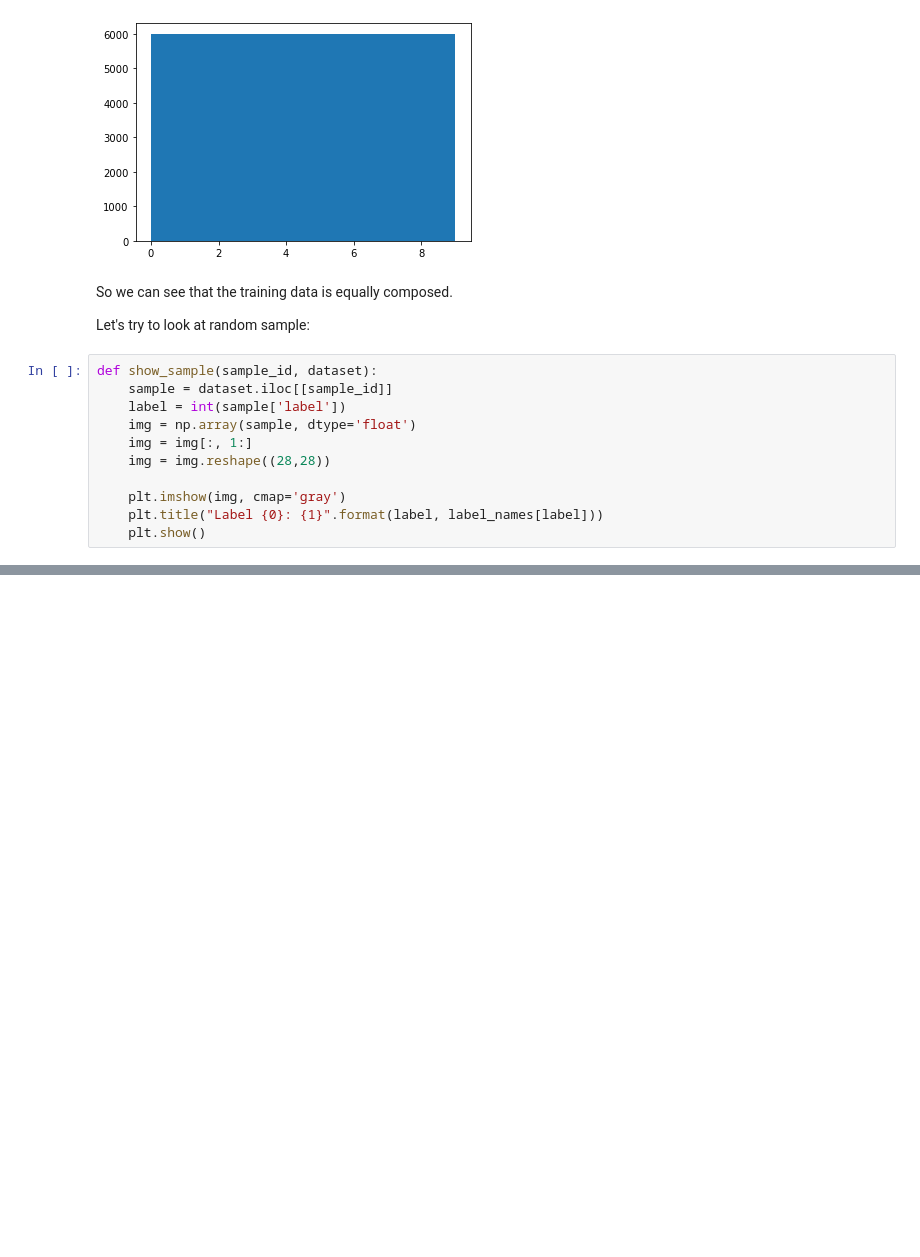
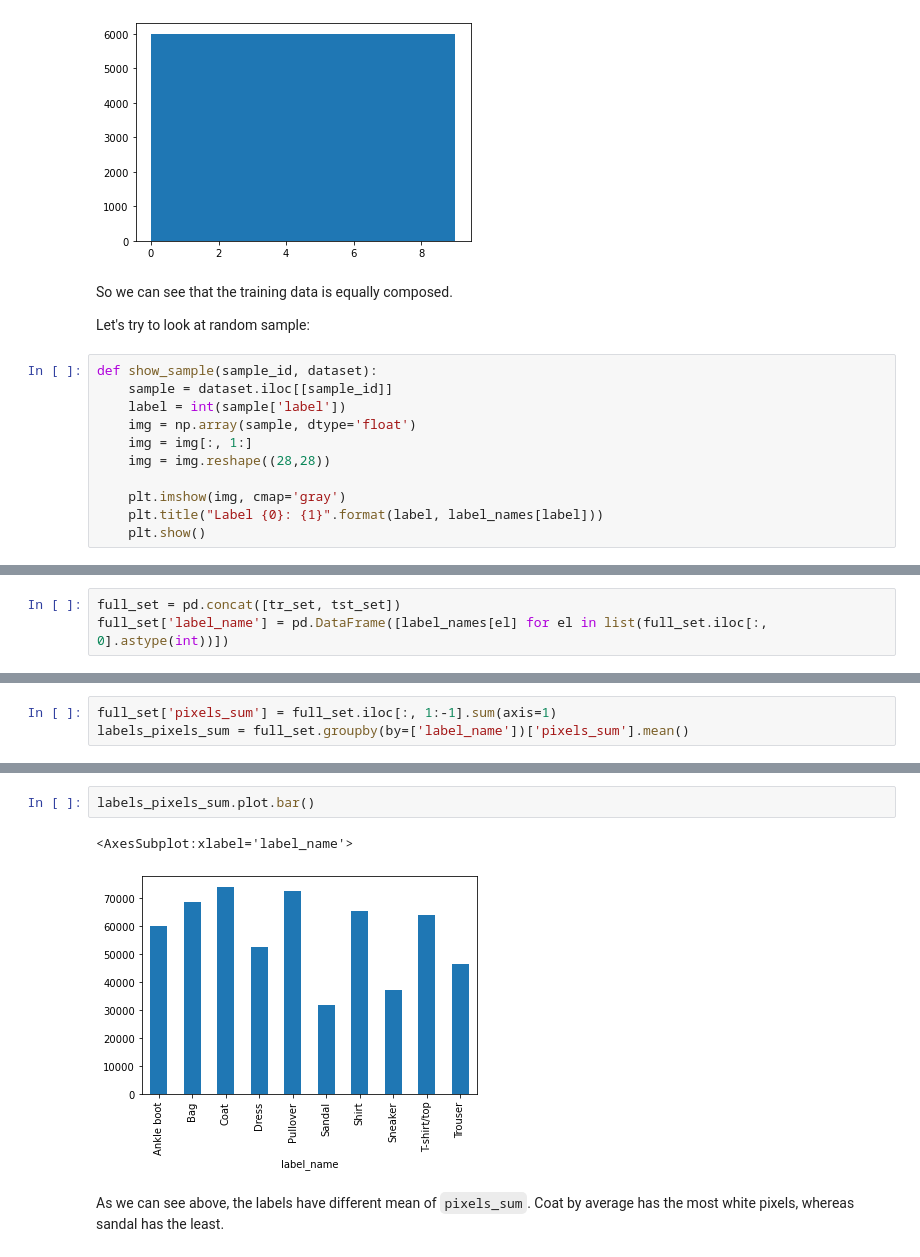
Before and after one commit to Eryk07/ClothesClassification, a Jupyter notebook: ClothesClassification.ipynb, the cells around one changed output, grey strips where cells are left out. Cells and saved outputs as stored; diff of their text form; blank space fills up the shorter version.

```diff
--- a/ClothesClassification.ipynb
+++ b/ClothesClassification.ipynb
@@ -71,0 +89,3 @@ show_sample(randint(0,60000), tr_set)
+# %%
+full_set = pd.concat([tr_set, tst_set])
+full_set['label_name'] = pd.DataFrame([label_names[el] for el in list(full_set.iloc[:, 0].astype(int))])
@@ -71,0 +94,3 @@ show_sample(randint(0,60000), tr_set)
+# %%
+full_set['pixels_sum'] = full_set.iloc[:, 1:-1].sum(axis=1)
+labels_pixels_sum = full_set.groupby(by=['label_name'])['pixels_sum'].mean()
@@ -71,0 +112,7 @@ show_sample(randint(0,60000), tr_set)
+# %%
+labels_pixels_sum.plot.bar()
+# %% [output]
+<AxesSubplot:xlabel='label_name'>
+[figure, added]
+# %% [markdown]
+As we can see above, the labels have different mean of `pixels_sum`. Coat by average has the most white pixels, whereas sandal has the least.
```
Also changed, not shown: parts of 7 cells of this notebook.
